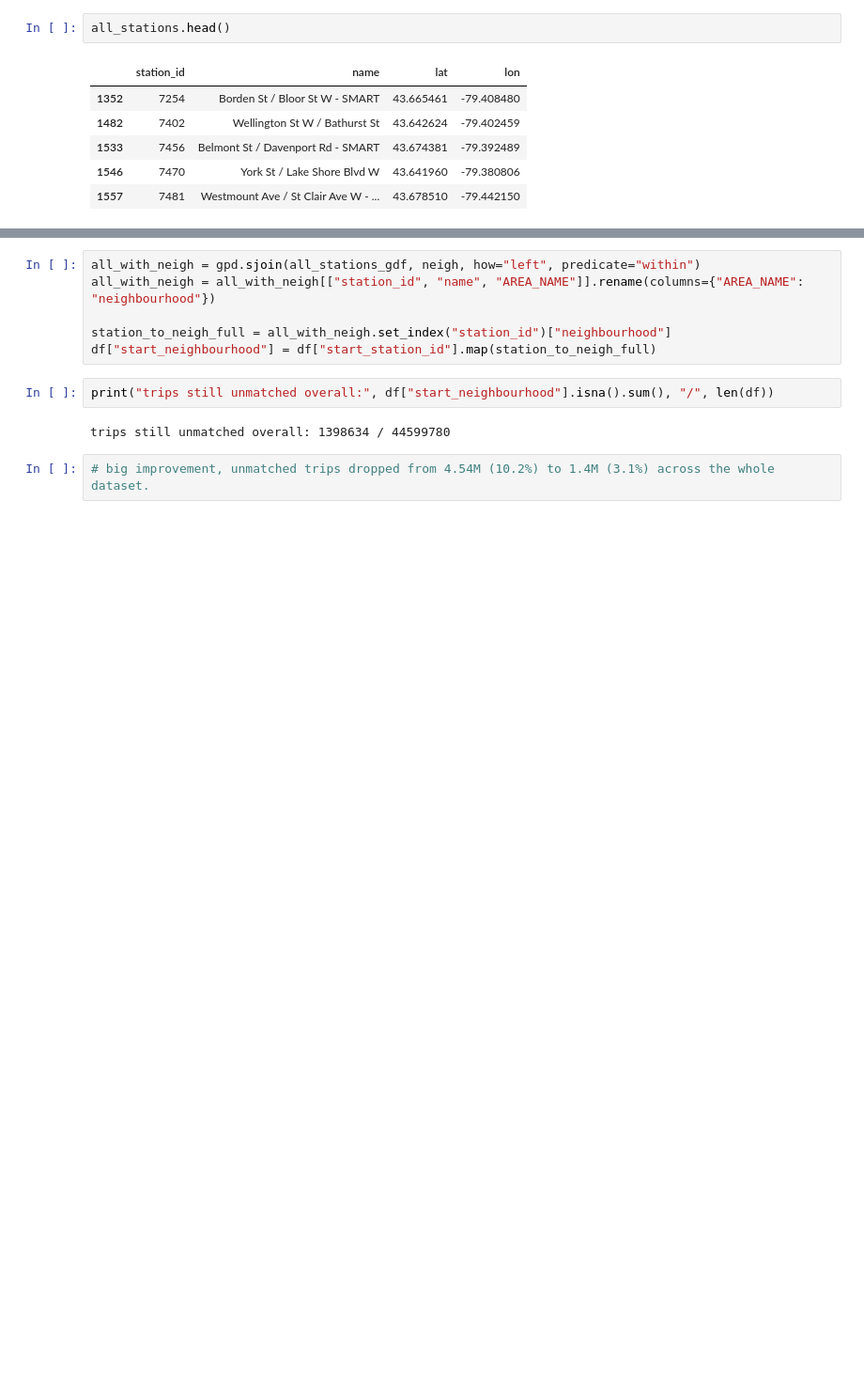
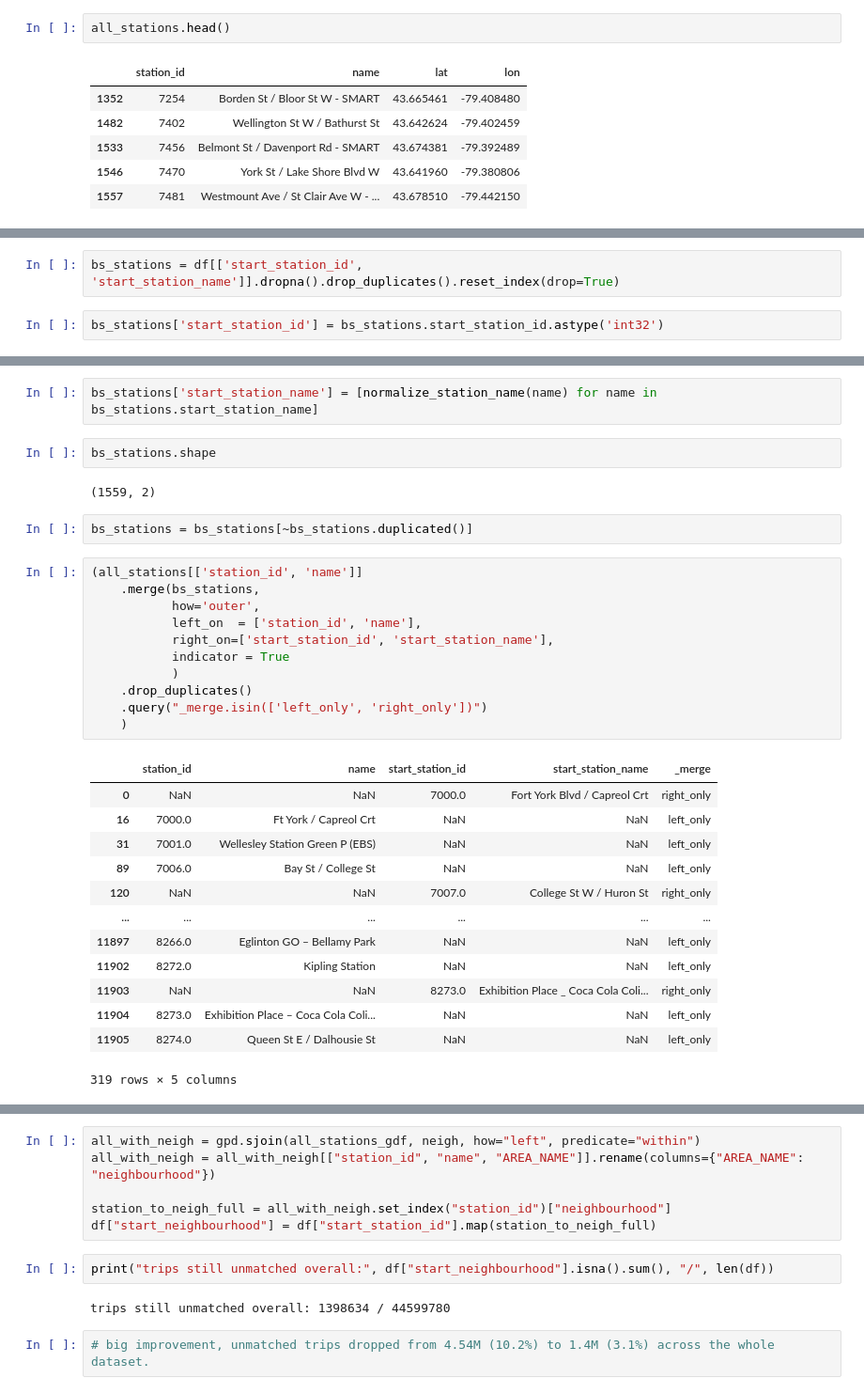
Before and after one commit to Neman-River/bikeshare_toronto, a Jupyter notebook: geodata.ipynb, the cells around one changed output, grey strips where cells are left out. Shown at 94% size. Saved outputs shown, nothing was run; the diff lists cells and outputs as text; blank space fills up the shorter version.

Commit message:
created all station pairs for id vs version names, created vocabulary for id vs newest version name

```diff
--- a/geodata.ipynb
+++ b/geodata.ipynb
@@ -166,0 +156,4 @@ all_stations_gdf = gpd.GeoDataFrame(
+# %%
+bs_stations = df[['start_station_id', 'start_station_name']].dropna().drop_duplicates().reset_index(drop=True)
+# %%
+bs_stations['start_station_id'] = bs_stations.start_station_id.astype('int32')
@@ -166,0 +215,33 @@ all_stations_gdf = gpd.GeoDataFrame(
+# %%
+bs_stations['start_station_name'] = [normalize_station_name(name) for name in bs_stations.start_station_name]
+# %%
+bs_stations.shape
+# %% [output]
+(1559, 2)
+# %%
+bs_stations = bs_stations[~bs_stations.duplicated()]
+# %%
+(all_stations[['station_id', 'name']]
+    .merge(bs_stations,
+           how='outer',
+           left_on  = ['station_id', 'name'],
+           right_on=['start_station_id', 'start_station_name'],
+           indicator = True
+           )
+    .drop_duplicates()
+    .query("_merge.isin(['left_only', 'right_only'])")
+    )
+# %% [output]
+|  | station_id | name | start_station_id | start_station_name | _merge |
+| 0 | NaN | NaN | 7000.0 | Fort York Blvd / Capreol Crt | right_only |
+| 16 | 7000.0 | Ft York / Capreol Crt | NaN | NaN | left_only |
+| 31 | 7001.0 | Wellesley Station Green P (EBS) | NaN | NaN | left_only |
+| 89 | 7006.0 | Bay St / College St | NaN | NaN | left_only |
+| 120 | NaN | NaN | 7007.0 | College St W / Huron St | right_only |
+| ... | ... | ... | ... | ... | ... |
+| 11897 | 8266.0 | Eglinton GO – Bellamy Park | NaN | NaN | left_only |
+| 11902 | 8272.0 | Kipling Station | NaN | NaN | left_only |
+| 11903 | NaN | NaN | 8273.0 | Exhibition Place _ Coca Cola Coli... | right_only |
+| 11904 | 8273.0 | Exhibition Place – Coca Cola Coli... | NaN | NaN | left_only |
+| 11905 | 8274.0 | Queen St E / Dalhousie St | NaN | NaN | left_only |
+319 rows × 5 columns
```
Also changed, not shown: parts of 36 cells of this notebook.
